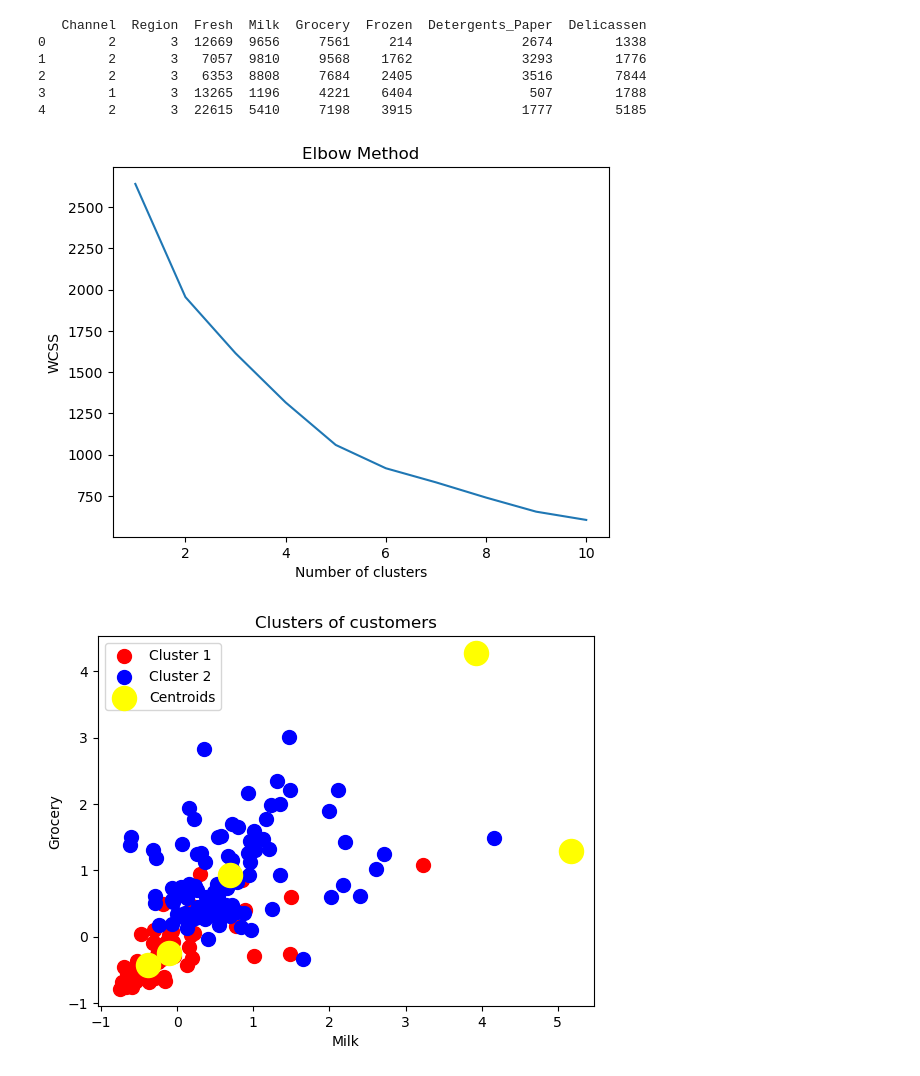
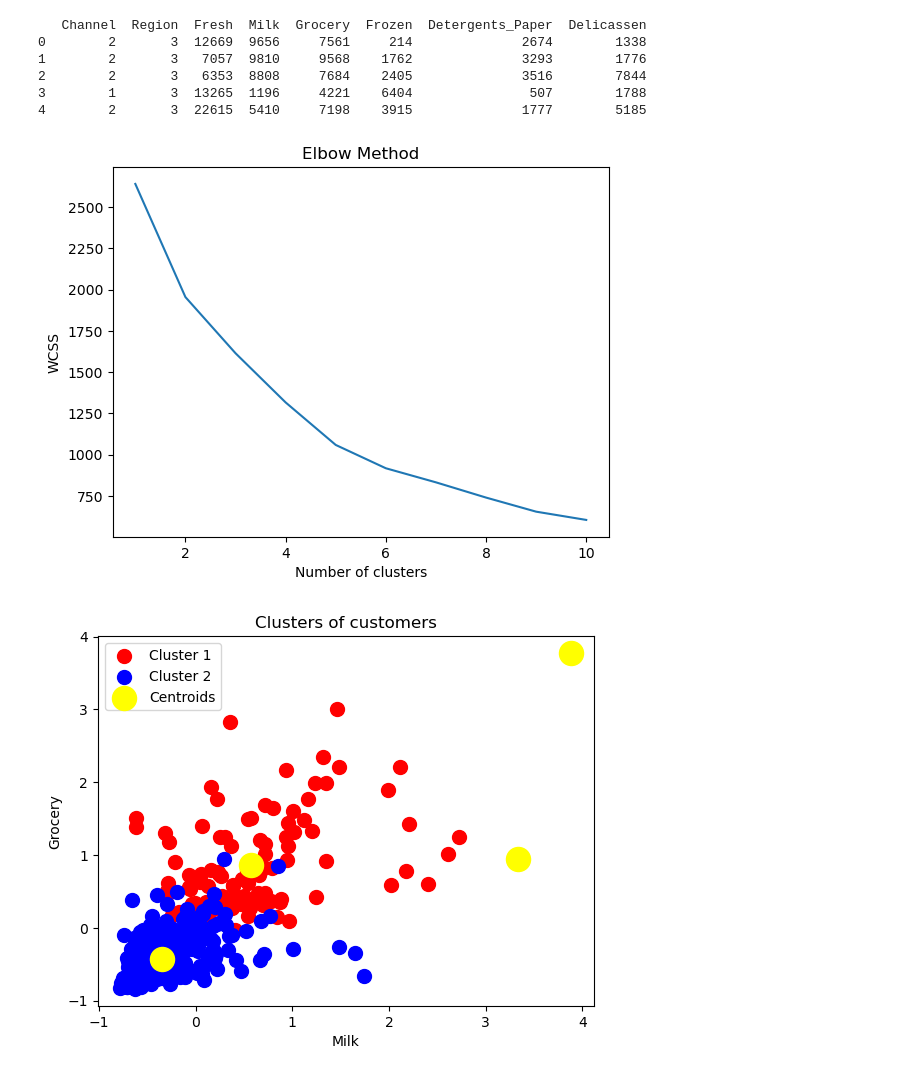
Before and after one commit to dev-ro/machine-learning-projects, a Jupyter notebook: intermediate/customer segmentation/customer_segmentation.ipynb, the cells around one changed output. Saved outputs shown, nothing was run; the diff lists cells and outputs as text; code cells hidden in the pictures.

```diff
--- a/intermediate/customer segmentation/customer_segmentation.ipynb
+++ b/intermediate/customer segmentation/customer_segmentation.ipynb
@@ -27,32 +27,32 @@ for i in range(1, 11):
 
 plt.plot(range(1, 11), wcss)
 plt.title('Elbow Method')
 plt.xlabel('Number of clusters')
 plt.ylabel('WCSS')
 plt.show()
 
 # Based on the Elbow graph we deterrmine the clusters number
-n_clusters = 5  # this is just an example, adjust it based on your Elbow graph
+n_clusters = 4  # this is just an example, adjust it based on your Elbow graph
 kmeans = KMeans(n_clusters=n_clusters, init='k-means++', max_iter=300, n_init=10, random_state=0)
 pred_y = kmeans.fit_predict(df_scaled)
 
 # Visualizing the clusters (for simplicity, let's consider two dimensions: 'Milk' and 'Grocery')
 plt.scatter(df_scaled[pred_y == 0, 1], df_scaled[pred_y == 0, 2], s=100, c='red', label ='Cluster 1')
 plt.scatter(df_scaled[pred_y == 1, 1], df_scaled[pred_y == 1, 2], s=100, c='blue', label ='Cluster 2')
 # add more as necessary, based on your number of clusters
 
 plt.scatter(kmeans.cluster_centers_[:, 1], kmeans.cluster_centers_[:, 2], s=300, c='yellow', label = 'Centroids')
 plt.title('Clusters of customers')
 plt.xlabel('Milk')
 plt.ylabel('Grocery')
 plt.legend()
 plt.show()
 # %% [output]
    Channel  Region  Fresh  Milk  Grocery  Frozen  Detergents_Paper  Delicassen
 0        2       3  12669  9656     7561     214              2674        1338
 1        2       3   7057  9810     9568    1762              3293        1776
 2        2       3   6353  8808     7684    2405              3516        7844
 3        1       3  13265  1196     4221    6404               507        1788
 4        2       3  22615  5410     7198    3915              1777        5185
 [figure]
-[figure, old version]
+[figure, new version]
```
Also changed, not shown: parts of 1 cell of this notebook, 1 other file.
